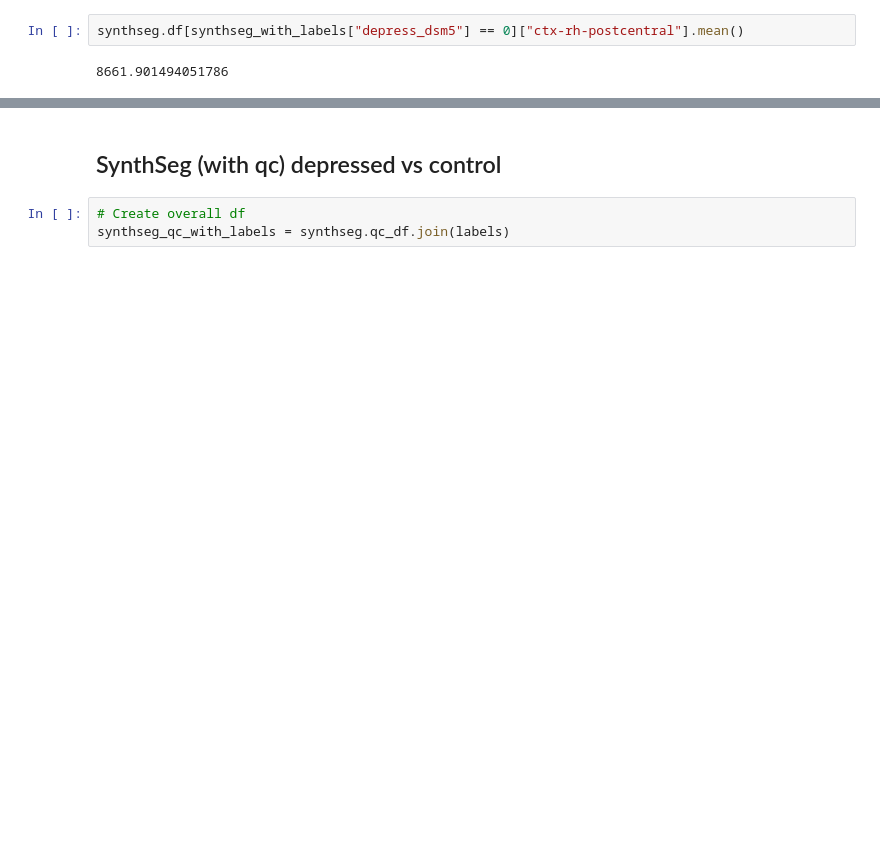
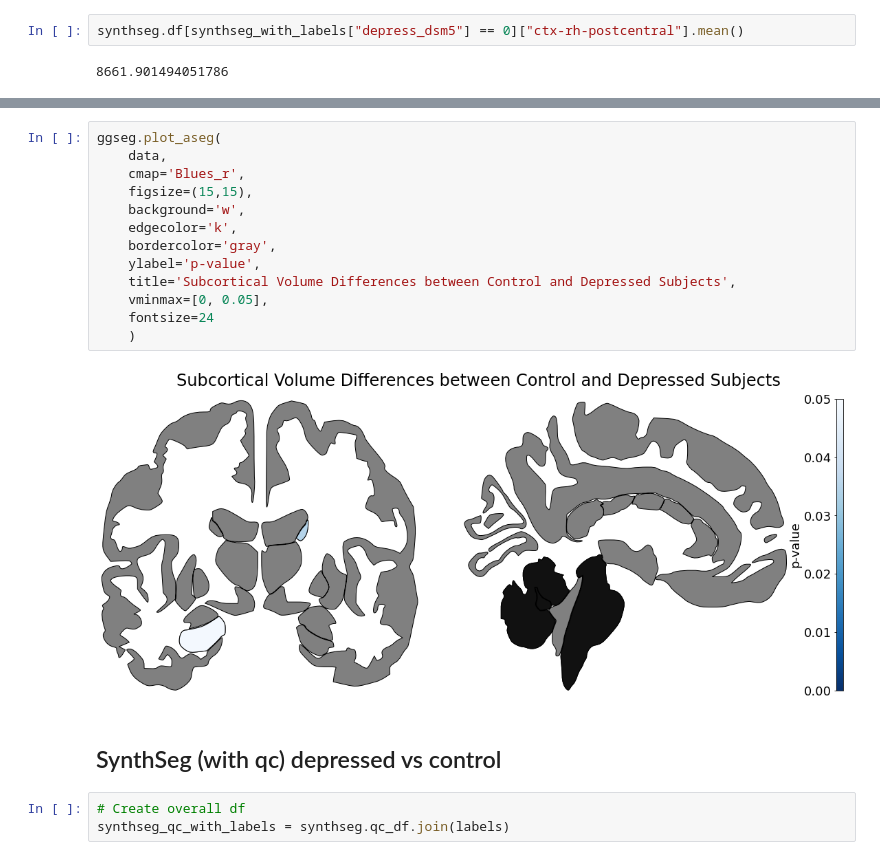
Before and after one commit to margotwagner/SynthSeg, a Jupyter notebook: abcd-code/analysis/mw-depr-smri-rois.ipynb, the cells around one changed output, grey strips where cells are left out. Drawn from its saved outputs; the diff is of its cells as text; blank space fills up the shorter version.

```diff
--- a/abcd-code/analysis/mw-depr-smri-rois.ipynb
+++ b/abcd-code/analysis/mw-depr-smri-rois.ipynb
@@ -138,3 +190,18 @@ synthseg.df[synthseg_with_labels["depress_dsm5"] == 0]["ctx-rh-postcentral"].mea
+# %%
+ggseg.plot_aseg(
+    data,
+    cmap='Blues_r',
+    figsize=(15,15),
+    background='w',
+    edgecolor='k',
+    bordercolor='gray',
+    ylabel='p-value',
+    title='Subcortical Volume Differences between Control and Depressed Subjects',
+    vminmax=[0, 0.05],
+    fontsize=24
+    )
+# %% [output]
+[figure, added]
 # %% [markdown]
 ## SynthSeg (with qc) depressed vs control
 # %%
```
Also changed, not shown: parts of 24 cells of this notebook, 13 other files.
